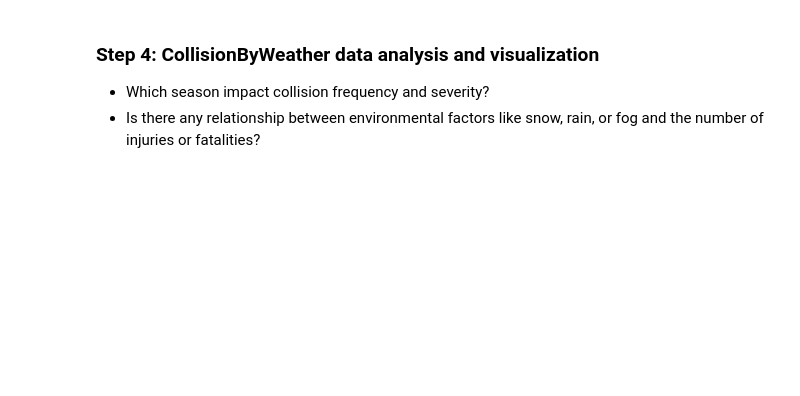
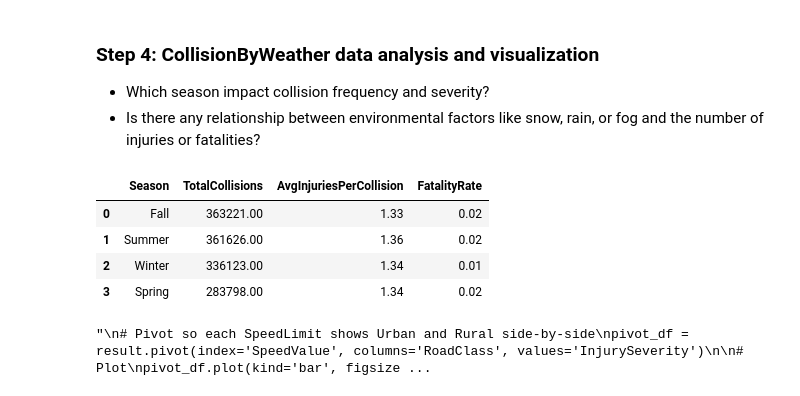
Before and after one commit to anithamonica/DATA604_TrafficIncidents, a Jupyter notebook: DataAnalysisCollisionByWeather.ipynb, the cells around one changed output. Saved outputs shown, nothing was run; the diff lists cells and outputs as text; code cells hidden in the pictures; blank space fills up the shorter version.

```diff
--- a/DataAnalysisCollisionByWeather.ipynb
+++ b/DataAnalysisCollisionByWeather.ipynb
@@ -283,33 +287,49 @@ myconnection.close()
  - Which season impact collision frequency and severity?
  - Is there any relationship between environmental factors like snow, rain, or fog and the number of injuries or fatalities?
 # %%
+USER = "student"
+DB   = "student"
+PWD = "Bi3KSjqgrNOOL"
+
+engine = create_engine(
+    f"mysql+mysqlconnector://{USER}:{PWD}@127.0.0.1:3306/{DB}"
+)
+
 #Which season impact collision frequency and severity?
 queryMonthly = '''SELECT
     Season,
     SUM(NoofCollisions) AS TotalCollisions,
     ROUND(SUM(NoofInjured) * 1.0 / SUM(NoofCollisions), 2) AS AvgInjuriesPerCollision,
     ROUND(SUM(NoofFatalities) * 1.0 / SUM(NoofCollisions), 4) AS FatalityRate
 FROM
     student.CollisionByWeather
 GROUP BY
     Season
 ORDER BY
     TotalCollisions DESC;'''
 result = pd.read_sql_query(queryMonthly, engine)
 display(result)
-
+'''
 # Pivot so each SpeedLimit shows Urban and Rural side-by-side
 pivot_df = result.pivot(index='SpeedValue', columns='RoadClass', values='InjurySeverity')
 
 # Plot
 pivot_df.plot(kind='bar', figsize=(14, 6))
 plt.title('Injury Severity by Speed Limit and Road Class')
 plt.ylabel('Injury Severity')
 plt.xticks(rotation=45)
 plt.ylim(bottom=1.0)
 plt.legend(title='Road Class', bbox_to_anchor=(1.05, 1), loc='upper left')
 plt.tight_layout()
 plt.show()
+'''
+# %% [output]
+|  | Season | TotalCollisions | AvgInjuriesPerCollision | FatalityRate |
+| 0 | Fall | 363221.00 | 1.33 | 0.02 |
+| 1 | Summer | 361626.00 | 1.36 | 0.02 |
+| 2 | Winter | 336123.00 | 1.34 | 0.01 |
+| 3 | Spring | 283798.00 | 1.34 | 0.02 |
+"\n# Pivot so each SpeedLimit shows Urban and Rural side-by-side\npivot_df = result.pivot(index='SpeedValue', columns='RoadClass', values='InjurySeverity')\n\n# Plot\npivot_df.plot(kind='bar', figsize ...
 # %%
 #Is there any relationship between environmental factors like snow, rain, or fog and the number of injuries or fatalities?
 
```
Also changed, not shown: parts of 6 cells of this notebook, 8 other files.
